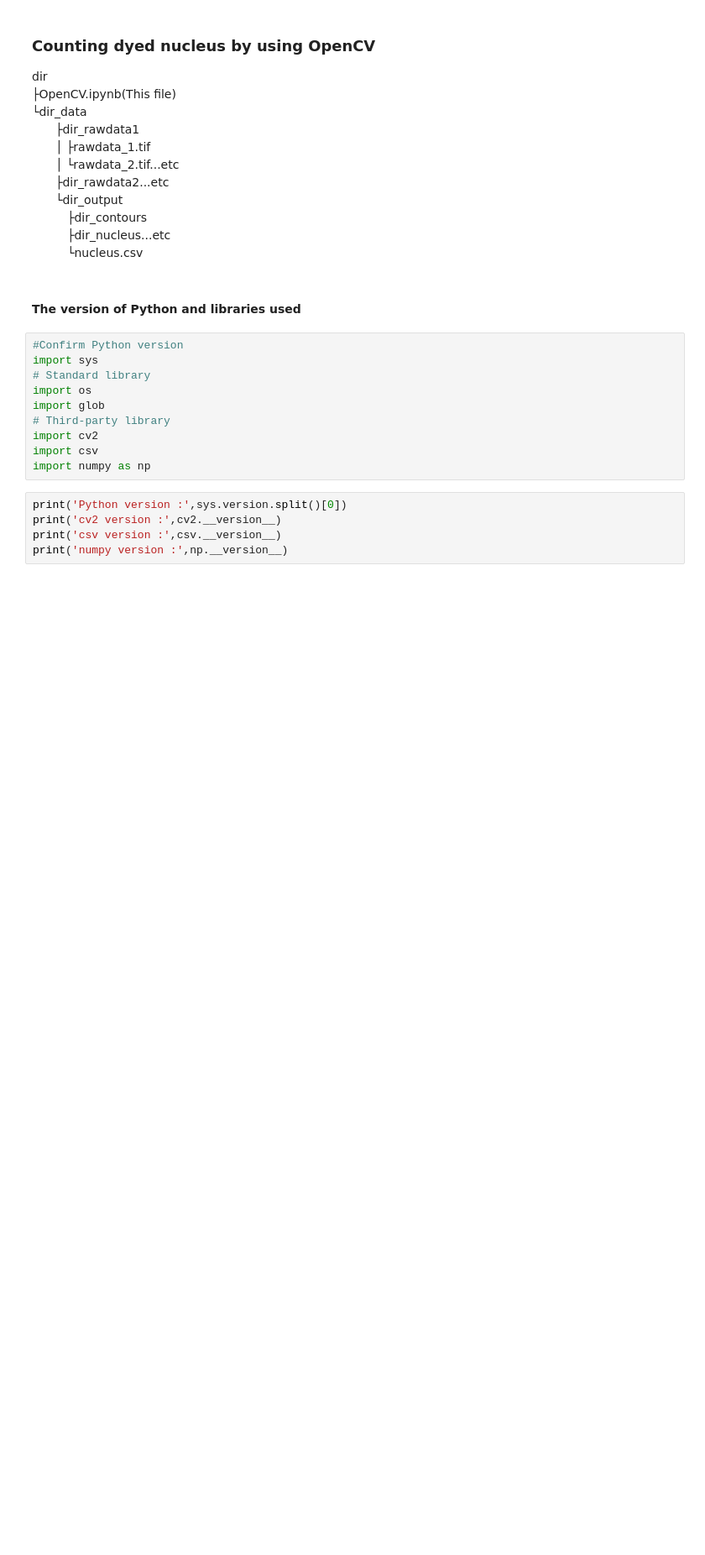
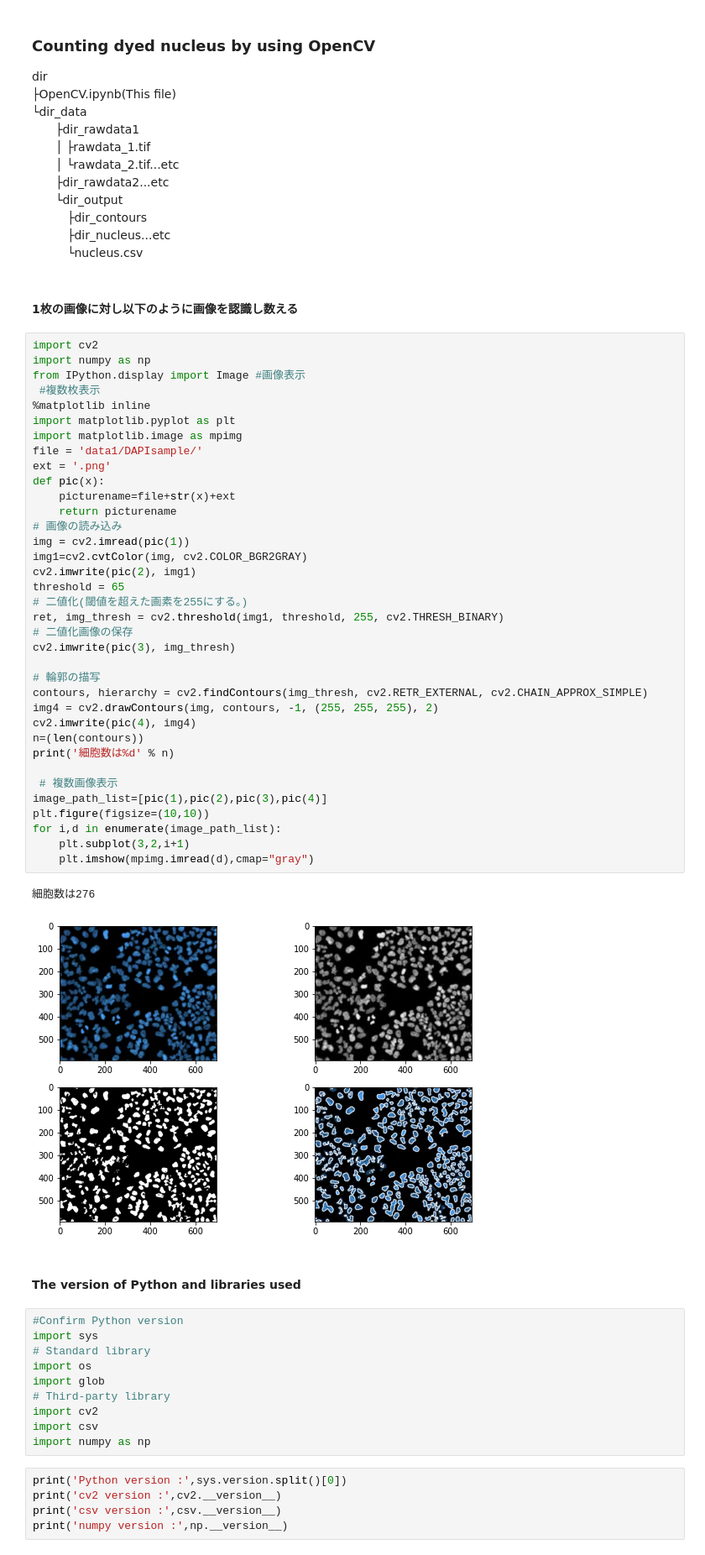
Before and after one commit to HatakeyamaHironori/Gakushin_Seika, a Jupyter notebook: Counting dyed nucleus by using OpenCV.ipynb, the cells around one changed output. Shown: that part at 84% size. Saved outputs shown, nothing was run; the diff lists cells and outputs as text; blank space fills up the shorter version.

```diff
--- a/Counting dyed nucleus by using OpenCV.ipynb
+++ b/Counting dyed nucleus by using OpenCV.ipynb
@@ -15,6 +15,47 @@ dir
 &emsp;&emsp;&emsp;├dir_contours
 &emsp;&emsp;&emsp;├dir_nucleus...etc
 &emsp;&emsp;&emsp;└nucleus.csv
+# %% [markdown]
+#### 1枚の画像に対し以下のように画像を認識し数える
+# %%
+import cv2
+import numpy as np
+from IPython.display import Image #画像表示
+ #複数枚表示
+%matplotlib inline
+import matplotlib.pyplot as plt
+import matplotlib.image as mpimg
+file = 'data1/DAPIsample/'
+ext = '.png'
+def pic(x):
+    picturename=file+str(x)+ext
+    return picturename
+# 画像の読み込み
+img = cv2.imread(pic(1))
+img1=cv2.cvtColor(img, cv2.COLOR_BGR2GRAY)
+cv2.imwrite(pic(2), img1)
+threshold = 65
+# 二値化(閾値を超えた画素を255にする。)
+ret, img_thresh = cv2.threshold(img1, threshold, 255, cv2.THRESH_BINARY)
+# 二値化画像の保存
+cv2.imwrite(pic(3), img_thresh)
+
+# 輪郭の描写
+contours, hierarchy = cv2.findContours(img_thresh, cv2.RETR_EXTERNAL, cv2.CHAIN_APPROX_SIMPLE)
+img4 = cv2.drawContours(img, contours, -1, (255, 255, 255), 2)
+cv2.imwrite(pic(4), img4)
+n=(len(contours))
+print('細胞数は%d' % n)
+
+ # 複数画像表示
+image_path_list=[pic(1),pic(2),pic(3),pic(4)]
+plt.figure(figsize=(10,10))
+for i,d in enumerate(image_path_list):
+    plt.subplot(3,2,i+1)
+    plt.imshow(mpimg.imread(d),cmap="gray")
+# %% [output]
+細胞数は276
+[figure, added]
 # %% [markdown]
 #### The version of Python and libraries used
 # %%
```
Also changed, not shown: parts of 2 cells of this notebook.
